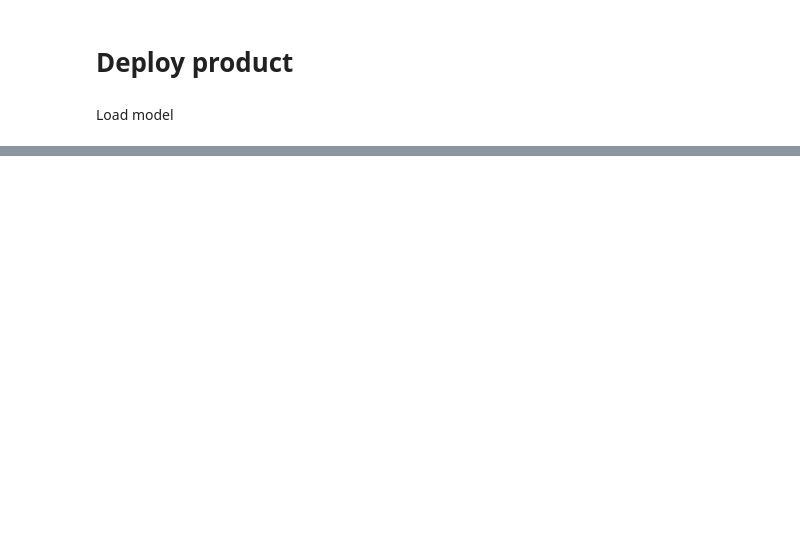
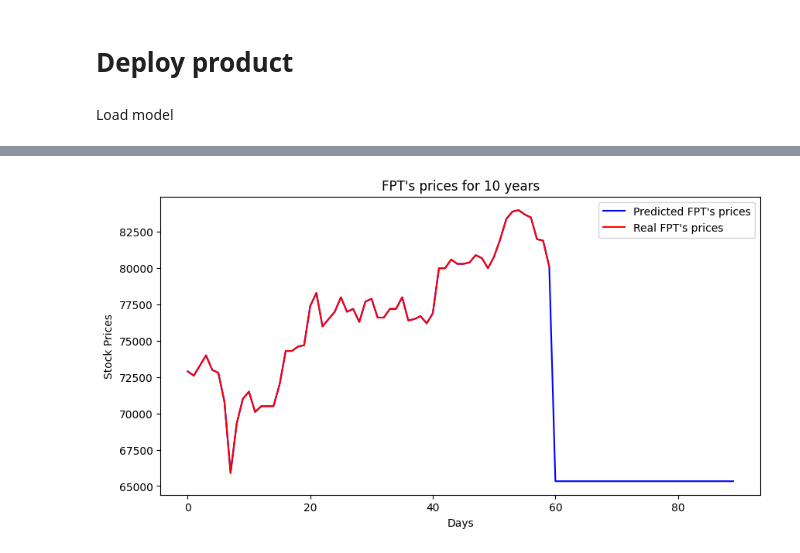
Before and after one commit to Zeres-Engel/Surfing-Stock, a Jupyter notebook: AI model/CreateModel.ipynb, the cells around one changed output, grey strips where cells are left out. Drawn from its saved outputs; the diff is of its cells as text; code cells hidden in the pictures; blank space fills up the shorter version.

```diff
--- a/AI model/CreateModel.ipynb
+++ b/AI model/CreateModel.ipynb
@@ -254,0 +250,53 @@ model = load_model(f"Model\{company}.h5")
+# %%
+#Load model
+from keras.models import load_model
+
+def Scaler():
+    scaler_x = MinMaxScaler(feature_range = (0, 1))
+    scaler_y = MinMaxScaler(feature_range = (0, 1))
+    cols_x = ['Close','H-L', 'O-C', 'Volume', f'ME_{MA1}', f'ME_{MA2}', f'ME_{MA3}', f'ME_{MA4}', f'VAR_{MA1}', f'VAR_{MA2}', f'VAR_{MA3}', f'VAR_{MA4}', f'RANK_{MA1}', f'RANK_{MA2}', f'RANK_{MA3}', f'RANK_{MA4}', f'SMA_{MA1}', f'SMA_{MA2}', f'SMA_{MA3}', f'SMA_{MA4}', f'SD_{MA1}' ,f'SD_{MA2}', f'SD_{MA3}', f'SD_{MA4}', f'Ske_{MA1}', f'Ske_{MA2}', f'Ske_{MA3}', f'Ske_{MA4}', f'Kur_{MA1}', f'Kur_{MA2}', f'Kur_{MA3}', f'Kur_{MA4}',] #Variables for training
+    cols_y = ['Close','H-L', 'O-C', 'Volume', f'ME_{MA1}', f'ME_{MA2}', f'ME_{MA3}', f'ME_{MA4}', f'VAR_{MA1}', f'VAR_{MA2}', f'VAR_{MA3}', f'VAR_{MA4}', f'RANK_{MA1}', f'RANK_{MA2}', f'RANK_{MA3}', f'RANK_{MA4}', f'SMA_{MA1}', f'SMA_{MA2}', f'SMA_{MA3}', f'SMA_{MA4}', f'SD_{MA1}' ,f'SD_{MA2}', f'SD_{MA3}', f'SD_{MA4}', f'Ske_{MA1}', f'Ske_{MA2}', f'Ske_{MA3}', f'Ske_{MA4}', f'Kur_{MA1}', f'Kur_{MA2}', f'Kur_{MA3}', f'Kur_{MA4}',]
+    scaled_data_x = scaler_x.fit_transform(df[cols_x].values.reshape(-1, len(cols_x)))
+    scaled_data_y = scaler_y.fit_transform(df[cols_y].values.reshape(-1, len(cols_y)))
+    return cols_x, scaled_data_x, scaled_data_y
+
+def Load_Model():
+    model = Sequential()
+    cells = 180
+    model.add(LSTM(units = cells, return_sequences = True, activation='tanh', recurrent_activation='sigmoid', input_shape = (90, 32))) #input traning date and predicting date
+    model.add(Dropout(0.1))
+    model.add(LSTM(units = cells))
+    model.add(Dropout(0.1))
+    model.add(Dense(units = len(cols_y)))
+    model = load_model(f"Model\{company}.h5")
+    return model
+
+def Visualize(df, model):
+    real_prices = df[len(df)-30:]['Close'].values.reshape(-1, 1)
+    real_prices = np.array(real_price)
+    real_prices = real_price.reshape(real_price.shape[0], 1)
+    predict_prices = real_price
+    x_predict = df[len(df)-90:][cols_x].values.reshape(-1, len(cols_x))
+    x_predict = scaler_x.transform(x_predict)
+    x_predict = np.array(x_predict)
+    x_predict = x_predict.reshape(1, x_predict.shape[0], len(cols_x))
+    print(x_predict)
+    for i in range(30):
+        prediction = model.predict(x_predict)
+        prediction = scaler_y.inverse_transform(prediction)
+        predict_prices = np.append(predict_prices, prediction[0][0])
+        for i in range(30):
+            x_predict[0][i] = x_predict[0][i + 1]
+        prediction = scaler_x.transform(prediction)
+        x_predict[0][30] = prediction
+    plt.figure(figsize=(10, 5))
+    plt.plot(predict_prices, color="blue", label=f"Predicted {company}'s prices")
+    plt.plot(real_prices, color="red", label=f"Real {company}'s prices")
+    plt.title(f"{company}'s prices for 10 years")
+    plt.xlabel("Days")
+    plt.ylabel("Stock Prices")
+    plt.legend()
+    plt.show()
+
+Visualize(df, Load_Model())
+# %% [output]
@@ -254,0 +320 @@ model = load_model(f"Model\{company}.h5")
+[figure, added]
```
Also changed, not shown: parts of 11 cells of this notebook, 13 other files.
